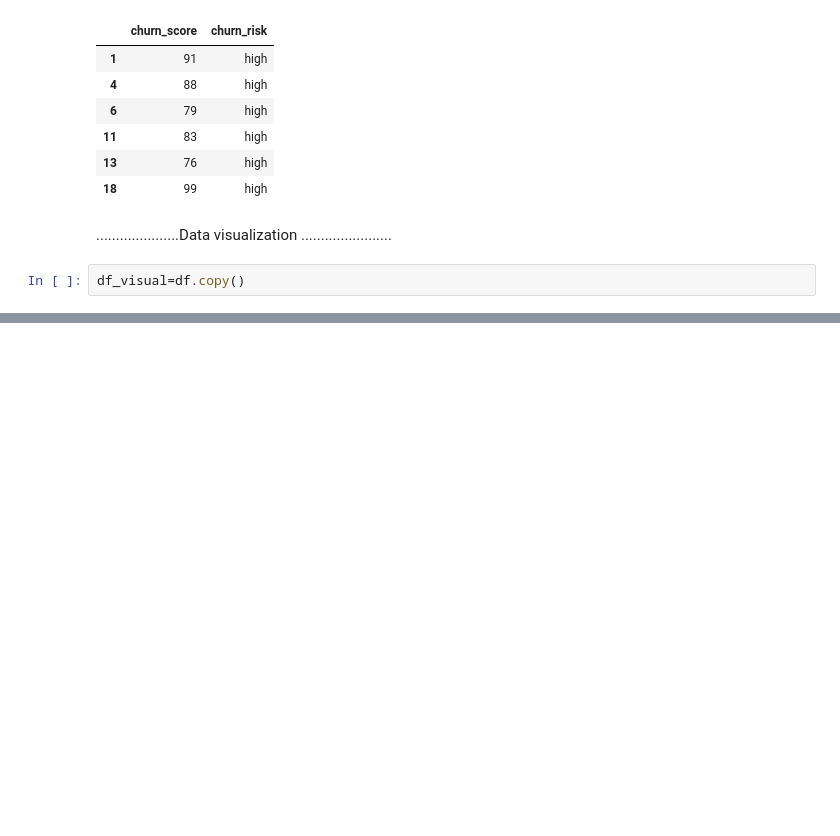
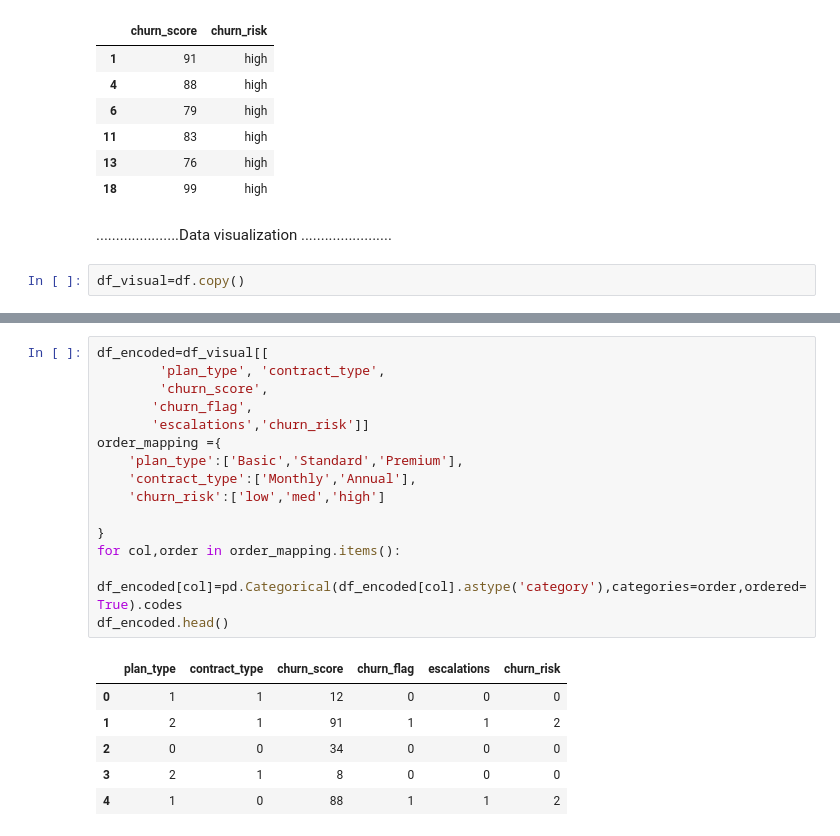
Before and after one commit to Himanshupandey2005/churn_data_analysis, a Jupyter notebook: churn-analysis.ipynb, the cells around one changed output, grey strips where cells are left out. Saved outputs shown, nothing was run; the diff lists cells and outputs as text; blank space fills up the shorter version.

```diff
--- a/churn-analysis.ipynb
+++ b/churn-analysis.ipynb
@@ -320,0 +416,22 @@ df_visual.head()
+# %%
+df_encoded=df_visual[[
+        'plan_type', 'contract_type',
+        'churn_score',
+       'churn_flag',
+       'escalations','churn_risk']]
+order_mapping ={
+    'plan_type':['Basic','Standard','Premium'],
+    'contract_type':['Monthly','Annual'],
+    'churn_risk':['low','med','high']
+
+}
+for col,order in order_mapping.items():
+    df_encoded[col]=pd.Categorical(df_encoded[col].astype('category'),categories=order,ordered=True).codes
+df_encoded.head()
+# %% [output]
+|  | plan_type | contract_type | churn_score | churn_flag | escalations | churn_risk |
+| 0 | 1 | 1 | 12 | 0 | 0 | 0 |
+| 1 | 2 | 1 | 91 | 1 | 1 | 2 |
+| 2 | 0 | 0 | 34 | 0 | 0 | 0 |
+| 3 | 2 | 1 | 8 | 0 | 0 | 0 |
+| 4 | 1 | 0 | 88 | 1 | 1 | 2 |
```
Also changed, not shown: parts of 10 cells of this notebook, 3 other files.
